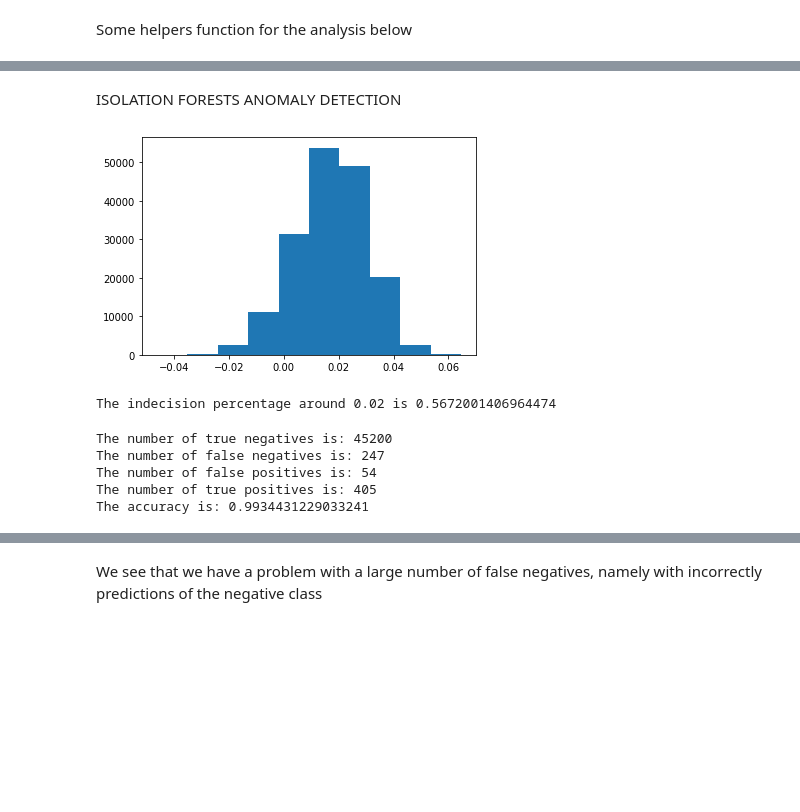
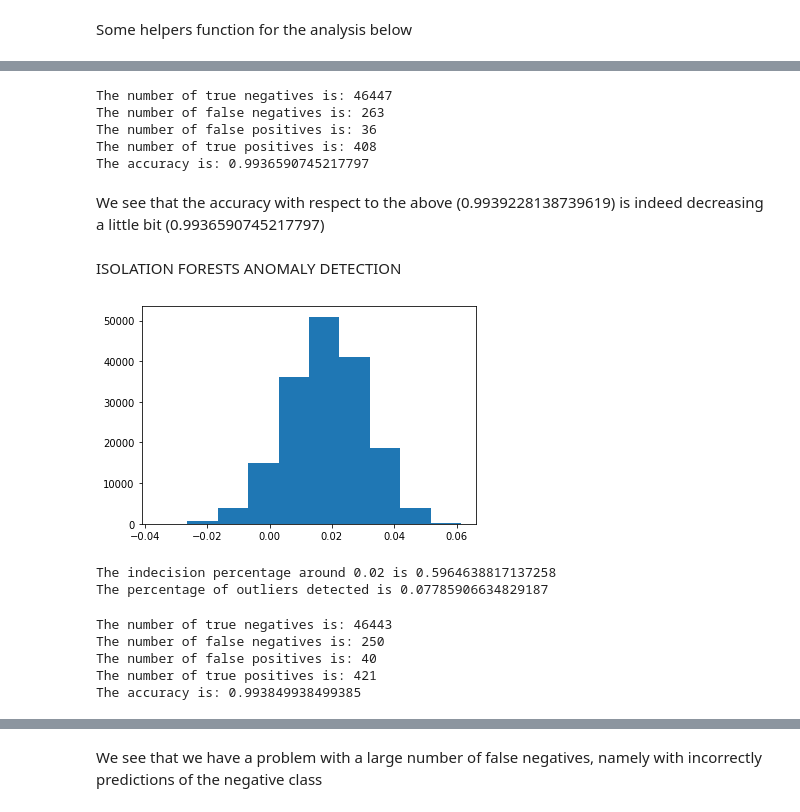
Before and after one commit to lucarossi9/DNA_binding_site_prediction, a Jupyter notebook: Outliers_Detection.ipynb, the cells around one changed output, grey strips where cells are left out. Cells and saved outputs as stored; diff of their text form; code cells hidden in the pictures; blank space fills up the shorter version.

```diff
--- a/Outliers_Detection.ipynb
+++ b/Outliers_Detection.ipynb
@@ -64,3 +64,12 @@ def return_accuracy(y_test, y_pred, verbose=1):
     print("The number of true positives is:", C[1,1])
     print("The accuracy is:", accuracy)
   return accuracy
+# %%
+def split_outliers(threshold, scores):
+  """
+  As a consequence of the histogram below, we change the decision function
+  implemented in the isolation forests if the
+  Anomaly_Detection_Isolation_Forests function is told to do so
+  """
+  outliers_indices = np.where(scores <= threshold)[0]
+  return outliers_indices
@@ -67,17 +132,35 @@ def return_accuracy(y_test, y_pred, verbose=1):
+# %%
+clf = RandomForestClassifier(n_estimators=110, min_samples_leaf=2, min_samples_split=5, criterion='entropy')
+clf.fit(X_train, y_train)
+y_pred = clf.predict(X_test)
+accuracy = return_accuracy(y_test, y_pred, verbose=1)
+# %% [output]
+The number of true negatives is: 46447
+The number of false negatives is: 263
+The number of false positives is: 36
+The number of true positives is: 408
+The accuracy is: 0.9936590745217797
+# %% [markdown]
+We see that the accuracy with respect to the above (0.9939228138739619) is
+indeed decreasing a little bit (0.9936590745217797)
 # %% [markdown]
 ISOLATION FORESTS ANOMALY DETECTION
 # %%
 from sklearn.ensemble import IsolationForest
 
-def Anomaly_Detection_Isolation_Forests(x):
+def Anomaly_Detection_Isolation_Forests(x, change_split=True):
   random_state = np.random.RandomState(42)
   contamination = 'auto'
+  threshold = np.random.uniform(-0.03, -0.02, 1)
   model = IsolationForest(n_estimators=120, max_samples='auto', contamination=contamination, random_state=random_state)
   model.fit(x)
   scores = model.decision_function(x)
-  anomaly_score = model.predict(x)
-  outliers_indices = np.where(anomaly_score == -1)[0]
-  return contamination, scores, anomaly_score, outliers_indices
+  if change_split == False:
+    anomaly_score = model.predict(x)
+    outliers_indices = np.where(anomaly_score == -1)[0]
+  if change_split == True:
+    outliers_indices = split_outliers(threshold, scores)
+  return contamination, scores, outliers_indices
 
 def check_Isolation_Forests(contamination, outliers_indices):
   """
@@ -98,13 +181,15 @@ def check_boundary_decision(scores, p, verbose=1):
     plt.hist(scores)
     plt.show()
     print("The indecision percentage around", p,  "is", indecision_percentage)
+    print("The percentage of outliers detected is", 1 / len(scores) * len(np.where(scores < 0)[0]))
 # %%
-contamination, scores, anomaly_score, outliers_indices = Anomaly_Detection_Isolation_Forests(training_data)
+contamination, scores, outliers_indices = Anomaly_Detection_Isolation_Forests(training_data, change_split=False)
 check_Isolation_Forests(contamination, outliers_indices)
 check_boundary_decision(scores, 0.02, verbose=1)
 # %% [output]
-[figure, old version]
+[figure, new version]
-The indecision percentage around 0.02 is 0.5672001406964474
+The indecision percentage around 0.02 is 0.5964638817137258
+The percentage of outliers detected is 0.07785906634829187
 # %%
 training_data, RelKa = drop_outliers(training_data, RelKa, outliers_indices)
 training_data = standardize(training_data)
@@ -115,8 +200,8 @@ X_train, X_test, y_train, y_test = train_test_split(training_data, RelKa_tilda,
 y_pred = predict_with_Random_Forests(X_train, X_test, y_train, y_test)
 accuracy = return_accuracy(y_test, y_pred, verbose=1)
 # %% [output]
-The number of true negatives is: 45200
-The number of false negatives is: 247
-The number of false positives is: 54
-The number of true positives is: 405
-The accuracy is: 0.9934431229033241
+The number of true negatives is: 46443
+The number of false negatives is: 250
+The number of false positives is: 40
+The number of true positives is: 421
+The accuracy is: 0.993849938499385
```
Also changed, not shown: parts of 19 cells of this notebook.
